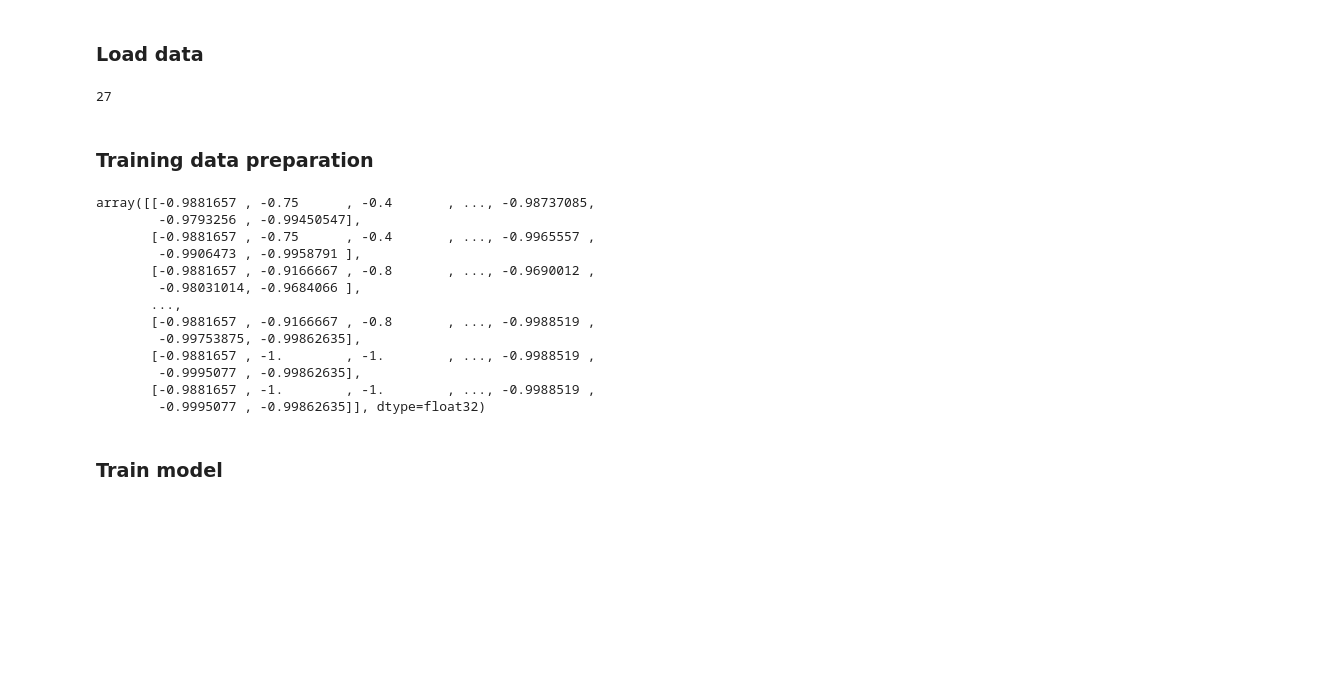
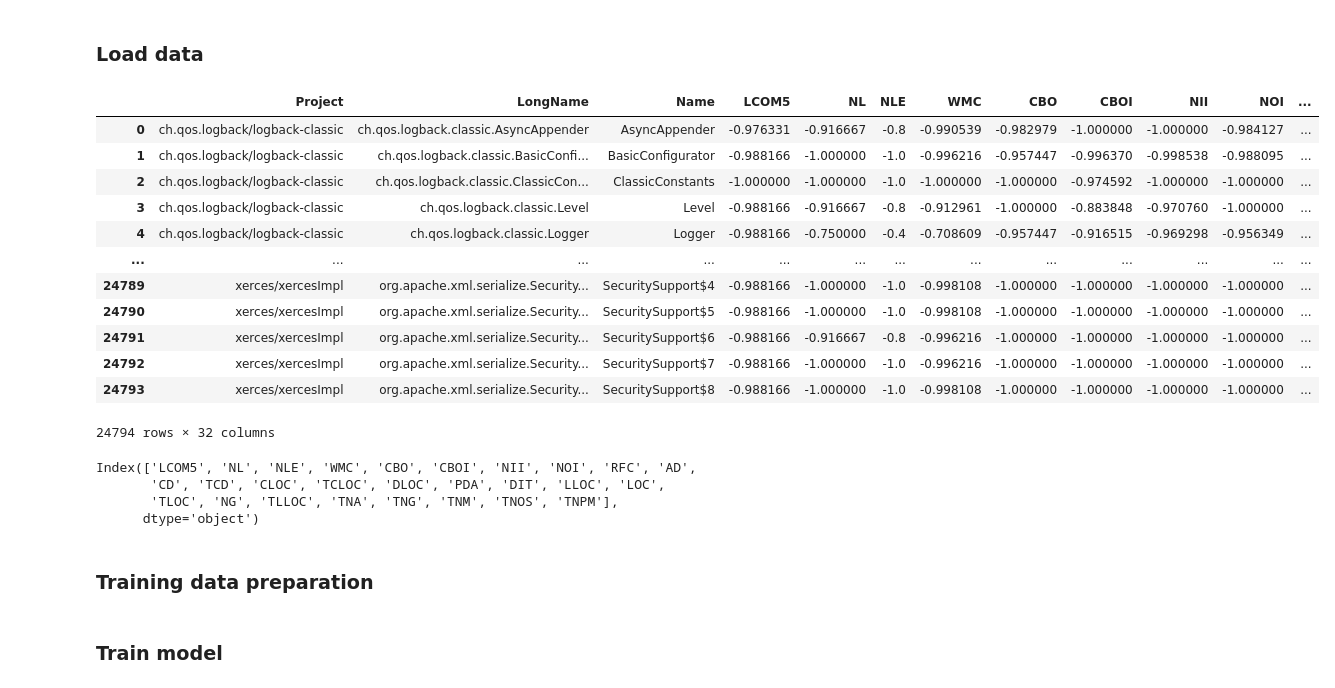
Before and after one commit to NeuralClassifier/ReusabilityRate_ML, a Jupyter notebook: all_input_dnn.ipynb, the cells around one changed output. Cells and saved outputs as stored; diff of their text form; code cells hidden in the pictures; blank space fills up the shorter version.

```diff
--- a/all_input_dnn.ipynb
+++ b/all_input_dnn.ipynb
@@ -66,4 +70,23 @@ Y = Y.values.reshape(-1, 1)
-# %%
-len(X[0])
-# %% [output]
-27
+# %%
+data
+# %% [output]
+|  | Project | LongName | Name | LCOM5 | NL | NLE | WMC | CBO | CBOI | NII | NOI | ... |
+| 0 | ch.qos.logback/logback-classic | ch.qos.logback.classic.AsyncAppender | AsyncAppender | -0.976331 | -0.916667 | -0.8 | -0.990539 | -0.982979 | -1.000000 | -1.000000 | -0.984127 | ... |
+| 1 | ch.qos.logback/logback-classic | ch.qos.logback.classic.BasicConfi... | BasicConfigurator | -0.988166 | -1.000000 | -1.0 | -0.996216 | -0.957447 | -0.996370 | -0.998538 | -0.988095 | ... |
+| 2 | ch.qos.logback/logback-classic | ch.qos.logback.classic.ClassicCon... | ClassicConstants | -1.000000 | -1.000000 | -1.0 | -1.000000 | -1.000000 | -0.974592 | -1.000000 | -1.000000 | ... |
+| 3 | ch.qos.logback/logback-classic | ch.qos.logback.classic.Level | Level | -0.988166 | -0.916667 | -0.8 | -0.912961 | -1.000000 | -0.883848 | -0.970760 | -1.000000 | ... |
+| 4 | ch.qos.logback/logback-classic | ch.qos.logback.classic.Logger | Logger | -0.988166 | -0.750000 | -0.4 | -0.708609 | -0.957447 | -0.916515 | -0.969298 | -0.956349 | ... |
+| ... | ... | ... | ... | ... | ... | ... | ... | ... | ... | ... | ... | ... |
+| 24789 | xerces/xercesImpl | org.apache.xml.serialize.Security... | SecuritySupport$4 | -0.988166 | -1.000000 | -1.0 | -0.998108 | -1.000000 | -1.000000 | -1.000000 | -1.000000 | ... |
+| 24790 | xerces/xercesImpl | org.apache.xml.serialize.Security... | SecuritySupport$5 | -0.988166 | -1.000000 | -1.0 | -0.998108 | -1.000000 | -1.000000 | -1.000000 | -1.000000 | ... |
+| 24791 | xerces/xercesImpl | org.apache.xml.serialize.Security... | SecuritySupport$6 | -0.988166 | -0.916667 | -0.8 | -0.996216 | -1.000000 | -1.000000 | -1.000000 | -1.000000 | ... |
+| 24792 | xerces/xercesImpl | org.apache.xml.serialize.Security... | SecuritySupport$7 | -0.988166 | -1.000000 | -1.0 | -0.996216 | -1.000000 | -1.000000 | -1.000000 | -1.000000 | ... |
+| 24793 | xerces/xercesImpl | org.apache.xml.serialize.Security... | SecuritySupport$8 | -0.988166 | -1.000000 | -1.0 | -0.998108 | -1.000000 | -1.000000 | -1.000000 | -1.000000 | ... |
+24794 rows × 32 columns
+# %%
+data_columns
+# %% [output]
+Index(['LCOM5', 'NL', 'NLE', 'WMC', 'CBO', 'CBOI', 'NII', 'NOI', 'RFC', 'AD',
+       'CD', 'TCD', 'CLOC', 'TCLOC', 'DLOC', 'PDA', 'DIT', 'LLOC', 'LOC',
+       'TLOC', 'NG', 'TLLOC', 'TNA', 'TNG', 'TNM', 'TNOS', 'TNPM'],
+      dtype='object')
@@ -76,22 +100,6 @@ X_train = X[:splitter].astype('float32')
 Y_train = Y[:splitter].astype('int32')
 X_val = X[splitter:].astype('float32')
 Y_val = Y[splitter:].astype('int32')
-# %%
-X_val
-# %% [output]
-array([[-0.9881657 , -0.75      , -0.4       , ..., -0.98737085,
-        -0.9793256 , -0.99450547],
-       [-0.9881657 , -0.75      , -0.4       , ..., -0.9965557 ,
-        -0.9906473 , -0.9958791 ],
-       [-0.9881657 , -0.9166667 , -0.8       , ..., -0.9690012 ,
-        -0.98031014, -0.9684066 ],
-       ...,
-       [-0.9881657 , -0.9166667 , -0.8       , ..., -0.9988519 ,
-        -0.99753875, -0.99862635],
-       [-0.9881657 , -1.        , -1.        , ..., -0.9988519 ,
-        -0.9995077 , -0.99862635],
-       [-0.9881657 , -1.        , -1.        , ..., -0.9988519 ,
-        -0.9995077 , -0.99862635]], dtype=float32)
 # %% [markdown]
 ### Train model
 # %%
```
Also changed, not shown: parts of 31 cells of this notebook.
